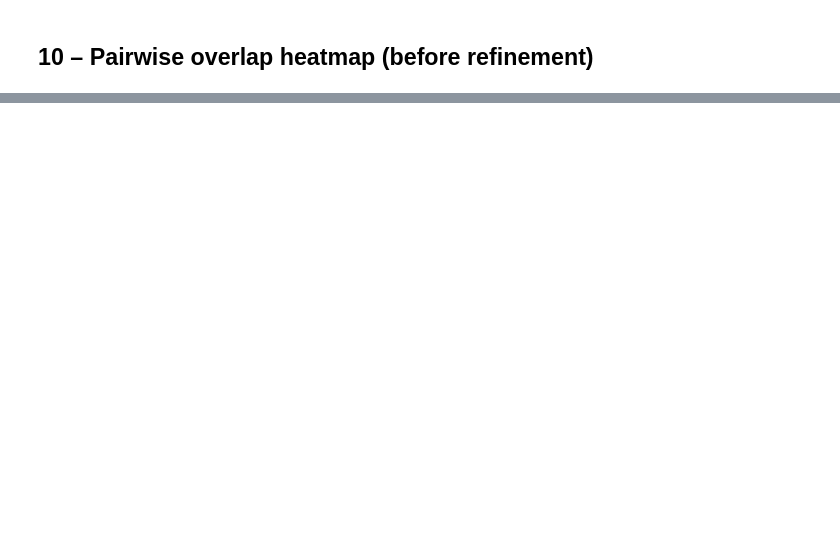
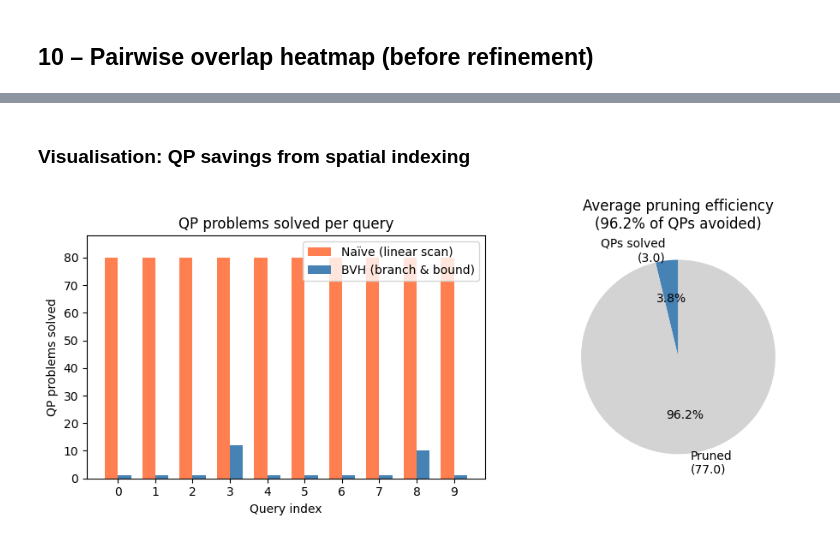
Before and after one commit to GabrielePintus/PreimageCounterfactualSampling, a Jupyter notebook: 2 - Preimage approximation.ipynb, the cells around one changed output, grey strips where cells are left out. Drawn from its saved outputs; the diff is of its cells as text; code cells hidden in the pictures; blank space fills up the shorter version.

```diff
--- a/2 - Preimage approximation.ipynb
+++ b/2 - Preimage approximation.ipynb
@@ -430,0 +869,7 @@ plt.show()
+# %%
+# Build BVH for each class
+bvh_trees = {}
+for label in range(n_classes):
+    bvh_trees[label] = build_bvh(all_bounds[label], EPS)
+    internal, leaves = count_nodes(bvh_trees[label])
+    print(f'Class {label}: {leaves} polytopes → BVH with {internal} internal nodes')
@@ -430,0 +949,35 @@ plt.show()
+# %% [markdown]
+### Visualisation: QP savings from spatial indexing
+# %%
+fig, axes = plt.subplots(1, 2, figsize=(10, 4))
+
+# Bar chart: QPs solved per query
+ax = axes[0]
+x_pos = np.arange(n_test_queries)
+width = 0.35
+ax.bar(x_pos - width/2, naive_qps, width, label='Naïve (linear scan)', color='coral')
+ax.bar(x_pos + width/2, bvh_qps, width, label='BVH (branch & bound)', color='steelblue')
+ax.set_xlabel('Query index')
+ax.set_ylabel('QP problems solved')
+ax.set_title('QP problems solved per query')
+ax.set_xticks(x_pos)
+ax.legend()
+ax.set_ylim(0, max(naive_qps) * 1.1)
+
+# Summary pie chart
+ax = axes[1]
+avg_bvh = np.mean(bvh_qps)
+avg_naive = np.mean(naive_qps)
+pruned = avg_naive - avg_bvh
+
+ax.pie([avg_bvh, pruned],
+       labels=[f'QPs solved\n({avg_bvh:.1f})', f'Pruned\n({pruned:.1f})'],
+       colors=['steelblue', 'lightgray'],
+       autopct='%1.1f%%',
+       startangle=90)
+ax.set_title(f'Average pruning efficiency\n({pruned/avg_naive*100:.1f}% of QPs avoided)')
+
+plt.tight_layout()
+plt.show()
+# %% [output]
+[figure, added]
```
Also changed, not shown: parts of 25 cells of this notebook, 8 other files.
